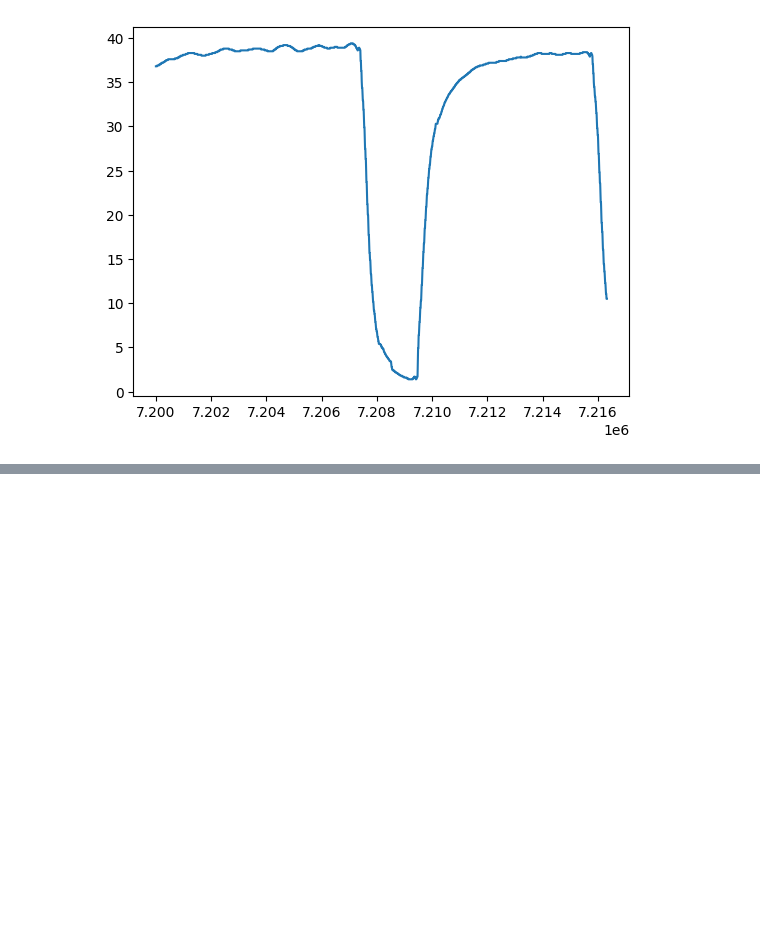
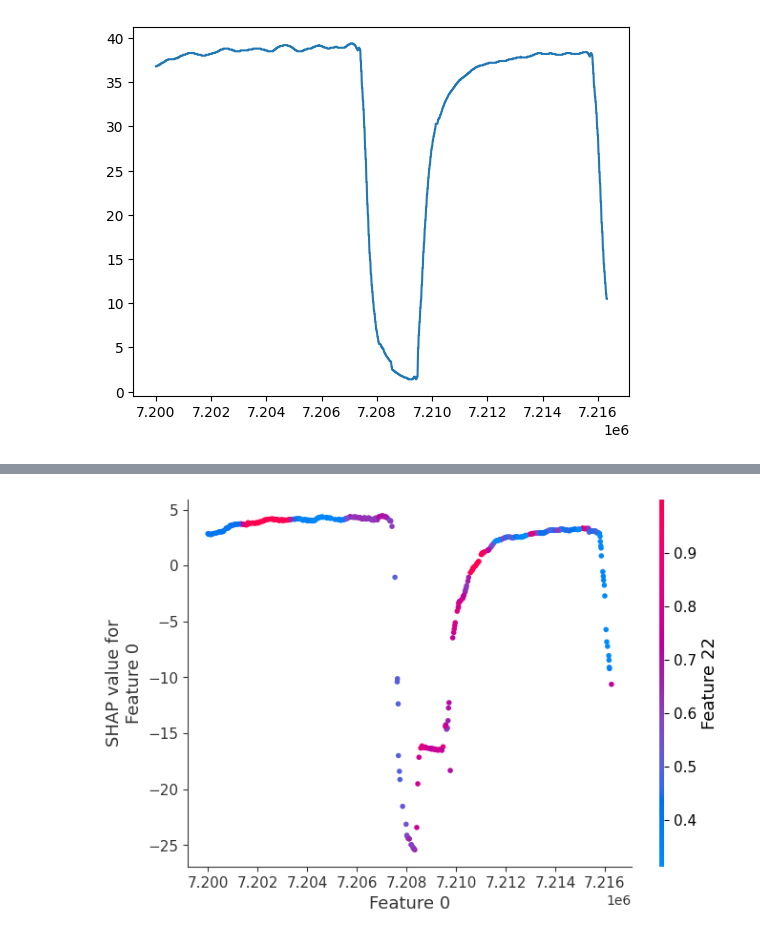
Before and after one commit to joaoavanzini/uni-queensland-vital-signs-dataset, a Jupyter notebook: shap.ipynb, the cells around one changed output, grey strips where cells are left out. Saved outputs shown, nothing was run; the diff lists cells and outputs as text; code cells hidden in the pictures; blank space fills up the shorter version.

Commit message:
Dependence plot - SHAP - Many features

```diff
--- a/shap.ipynb
+++ b/shap.ipynb
@@ -166,0 +157,4 @@ shap.dependence_plot("Feature 0", shap_values, X_test, interaction_index="Featur
+# %%
+shap.dependence_plot("Feature 0", shap_values, X_test, interaction_index="Feature 22")
+# %% [output]
+[figure, added]
```
Also changed, not shown: parts of 12 cells of this notebook.
